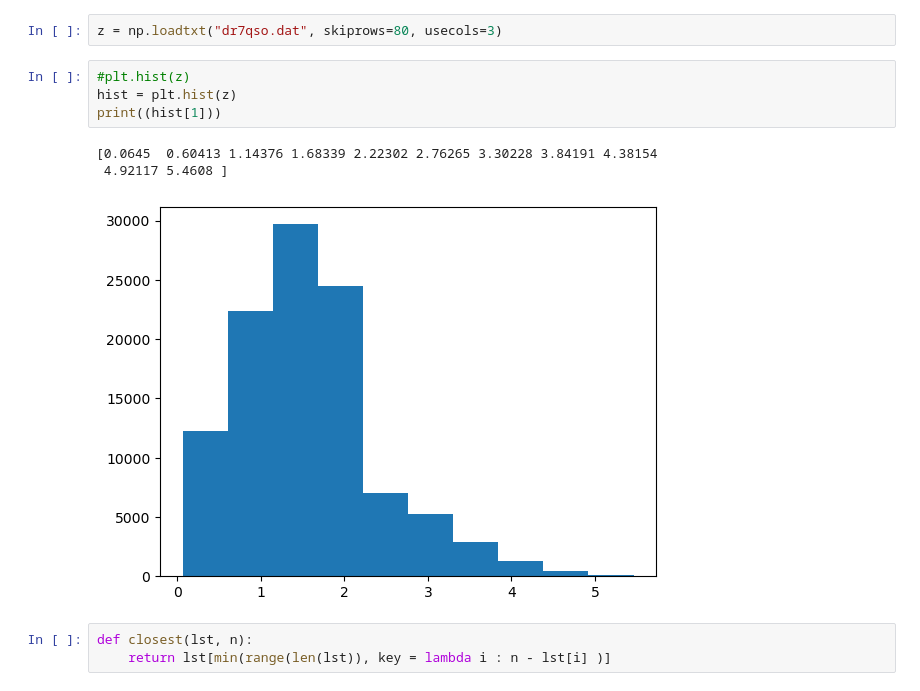
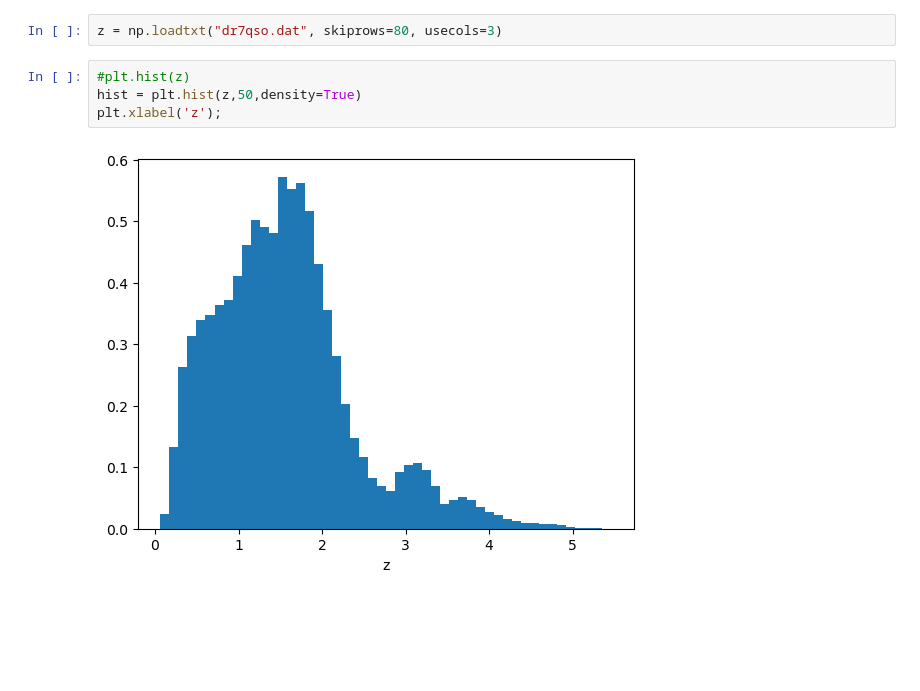
Before and after one commit to ebianchi803/astrostatistics_bicocca_2026, a Jupyter notebook: working/L04.ipynb, the cells around one changed output. Saved outputs shown, nothing was run; the diff lists cells and outputs as text; blank space fills up the shorter version.

```diff
--- a/working/L04.ipynb
+++ b/working/L04.ipynb
@@ -34,12 +15,7 @@ urlretrieve("https://das.sdss.org/va/qsocat/dr7qso.dat", "./dr7qso.dat")
 z = np.loadtxt("dr7qso.dat", skiprows=80, usecols=3)
 # %%
 #plt.hist(z)
-hist = plt.hist(z)
-print((hist[1]))
+hist = plt.hist(z,50,density=True)
+plt.xlabel('z');
 # %% [output]
-[0.0645  0.60413 1.14376 1.68339 2.22302 2.76265 3.30228 3.84191 4.38154
- 4.92117 5.4608 ]
-[figure, old version]
+[figure, new version]
-# %%
-def closest(lst, n):
-    return lst[min(range(len(lst)), key = lambda i : n - lst[i] )]
```
Also changed, not shown: parts of 6 cells of this notebook.
